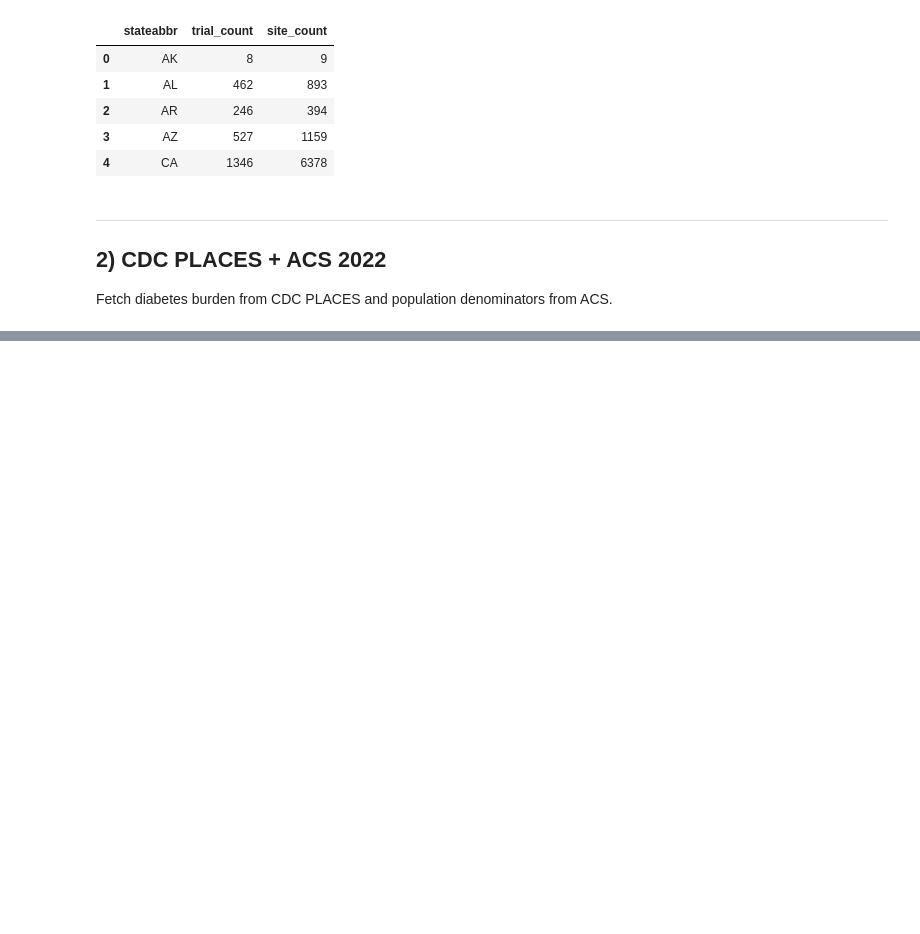
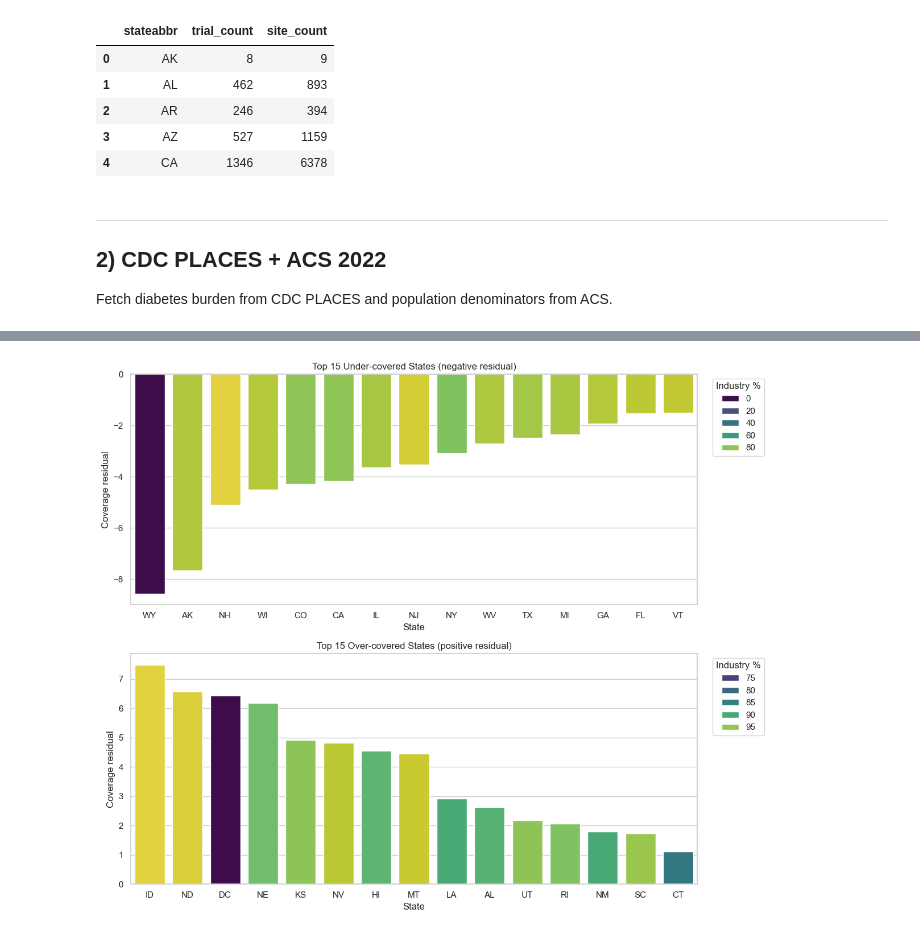
Before and after one commit to shifosss/JSC370-Midterm-Proj, a Jupyter notebook: option-c-trial-access/discover/data_acquiring/api_call_data_grabbing.ipynb, the cells around one changed output, grey strips where cells are left out. Saved outputs shown, nothing was run; the diff lists cells and outputs as text; code cells hidden in the pictures; blank space fills up the shorter version.

```diff
--- a/option-c-trial-access/discover/data_acquiring/api_call_data_grabbing.ipynb
+++ b/option-c-trial-access/discover/data_acquiring/api_call_data_grabbing.ipynb
@@ -909,0 +1168,83 @@ for p in summary_paths:
+# %%
+under = df_final.nsmallest(15, "coverage_residual").copy()
+over = df_final.nlargest(15, "coverage_residual").copy()
+
+fig, axes = plt.subplots(2, 1, figsize=(12, 10))
+
+sns.barplot(data=under, x="stateabbr", y="coverage_residual", hue="industry_pct", palette="viridis", ax=axes[0], dodge=False)
+axes[0].set_title("Top 15 Under-covered States (negative residual)")
+axes[0].set_xlabel("State")
+axes[0].set_ylabel("Coverage residual")
+axes[0].legend(title="Industry %", bbox_to_anchor=(1.02, 1), loc="upper left")
+
+sns.barplot(data=over, x="stateabbr", y="coverage_residual", hue="industry_pct", palette="viridis", ax=axes[1], dodge=False)
+axes[1].set_title("Top 15 Over-covered States (positive residual)")
+axes[1].set_xlabel("State")
+axes[1].set_ylabel("Coverage residual")
+axes[1].legend(title="Industry %", bbox_to_anchor=(1.02, 1), loc="upper left")
+
+fig.tight_layout()
+fig.savefig(RESULTS / "coverage_residual_outlier_bars.png", dpi=200)
+plt.show()
+print("Saved figure:", RESULTS / "coverage_residual_outlier_bars.png")
+
+
+titles = df_trials["official_title"].fillna("").astype(str).str.strip()
+titles = titles[titles != ""]
+
+if len(titles) > 0:
+    tfidf = TfidfVectorizer(max_features=500, stop_words="english")
+    X = tfidf.fit_transform(titles)
+    terms = tfidf.get_feature_names_out()
+    mean_scores = np.asarray(X.mean(axis=0)).ravel()
+    df_tfidf = (
+        pd.DataFrame({"term": terms, "mean_tfidf": mean_scores})
+        .sort_values("mean_tfidf", ascending=False)
+        .head(30)
+        .reset_index(drop=True)
+    )
+else:
+    df_tfidf = pd.DataFrame(columns=["term", "mean_tfidf"])
+
+df_tfidf.to_csv(TEMP / "trial_title_tfidf_top_terms.csv", index=False)
+print("Saved:", TEMP / "trial_title_tfidf_top_terms.csv")
+
+def classify_trial(title):
+    t = str(title).lower()
+    if any(w in t for w in ["surgery", "bariatric", "transplant", "resection"]):
+        return "surgical"
+    if any(w in t for w in ["device", "monitor", "sensor", "pump", "wearable", "cgm"]):
+        return "device"
+    if any(w in t for w in ["lifestyle", "exercise", "diet", "nutrition", "education", "behavioral", "behaviour"]):
+        return "behavioral"
+    return "pharmacological"
+
+df_trials["trial_category"] = df_trials["official_title"].apply(classify_trial)
+
+df_topic_geo = df_trial_state.merge(
+    df_final[["stateabbr", "coverage_quartile"]],
+    on="stateabbr",
+    how="left",
+).merge(df_trials[["nct_id", "trial_category"]], on="nct_id", how="left")
+
+df_cat = (
+    df_topic_geo.dropna(subset=["coverage_quartile", "trial_category"])
+    .groupby(["coverage_quartile", "trial_category"], as_index=False)
+    .size()
+    .rename(columns={"size": "trial_state_pairs"})
+)
+
+df_cat.to_csv(TEMP / "trial_category_by_coverage_quartile.csv", index=False)
+print("Saved:", TEMP / "trial_category_by_coverage_quartile.csv")
+
+fig, ax = plt.subplots(figsize=(10, 6))
+sns.barplot(data=df_cat, x="trial_category", y="trial_state_pairs", hue="coverage_quartile", ax=ax)
+ax.set_title("Trial Categories by Coverage Residual Quartile")
+ax.set_xlabel("Trial category")
+ax.set_ylabel("Count of trial-state pairs")
+fig.tight_layout()
+fig.savefig(RESULTS / "trial_category_by_coverage_quartile_bar.png", dpi=200)
+plt.show()
+print("Saved figure:", RESULTS / "trial_category_by_coverage_quartile_bar.png")
+# %% [output]
+[figure, added]
```
Also changed, not shown: parts of 41 cells of this notebook, 20 other files.
